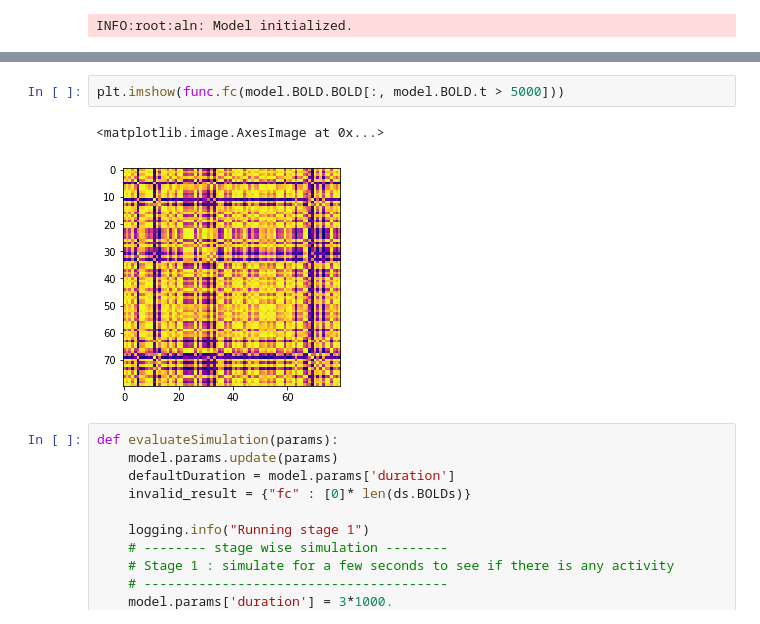
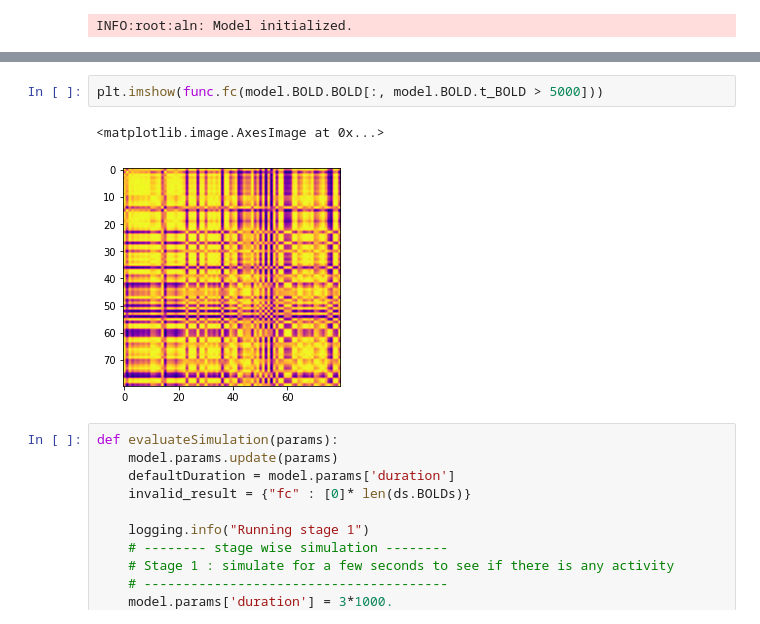
Before and after one commit to caglorithm/mopet, a Jupyter notebook: examples/neurolib_brain_network.ipynb, the cells around one changed output, grey strips where cells are left out. Cells and saved outputs as stored; diff of their text form.

```diff
--- a/examples/neurolib_brain_network.ipynb
+++ b/examples/neurolib_brain_network.ipynb
@@ -63,8 +52,8 @@ plt.plot(model.output.T);
 # %%
-plt.imshow(func.fc(model.BOLD.BOLD[:, model.BOLD.t > 5000]))
+plt.imshow(func.fc(model.BOLD.BOLD[:, model.BOLD.t_BOLD > 5000]))
 # %% [output]
 <matplotlib.image.AxesImage at 0x...>
-[figure, old version]
+[figure, new version]
 # %%
 def evaluateSimulation(params):
     model.params.update(params)
```
Also changed, not shown: parts of 16 cells of this notebook, 6 other files.
